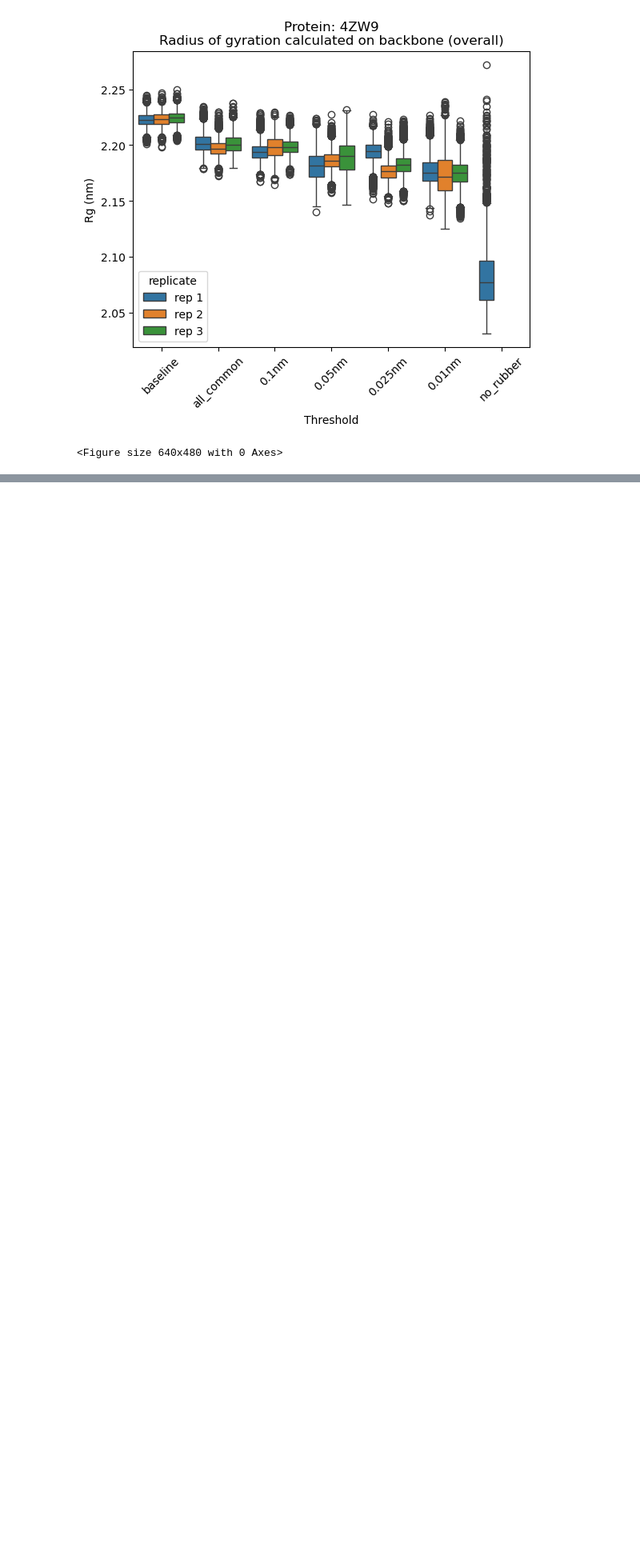
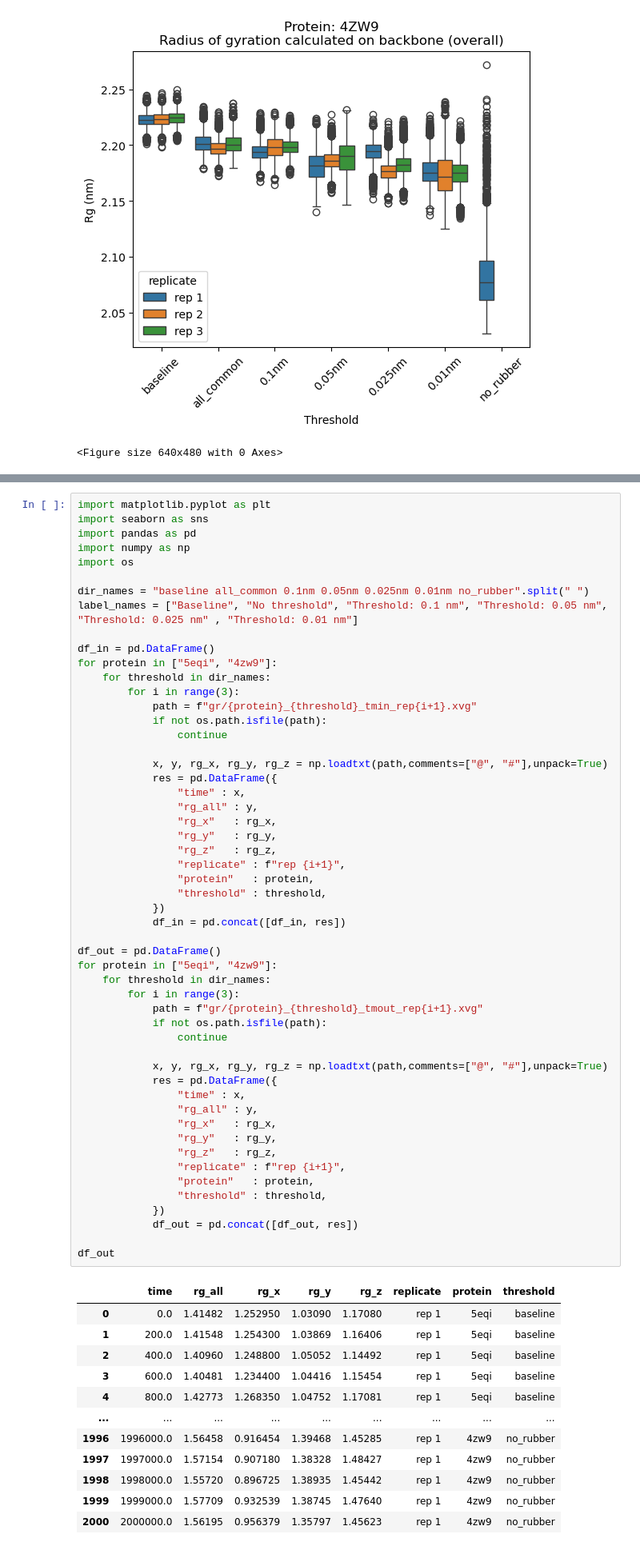
Before and after one commit to bvanhoewijk/comdyn_project, a Jupyter notebook: analysis/02_angstrom_benchmark_elnedyn22/04_radius_of_gyration.ipynb, the cells around one changed output, grey strips where cells are left out. Shown at 80% size. Cells and saved outputs as stored; diff of their text form; blank space fills up the shorter version.

```diff
--- a/analysis/02_angstrom_benchmark_elnedyn22/04_radius_of_gyration.ipynb
+++ b/analysis/02_angstrom_benchmark_elnedyn22/04_radius_of_gyration.ipynb
@@ -220,0 +371,66 @@ plt.figure()
+# %%
+import matplotlib.pyplot as plt
+import seaborn as sns
+import pandas as pd
+import numpy as np
+import os
+
+dir_names = "baseline all_common 0.1nm 0.05nm 0.025nm 0.01nm no_rubber".split(" ")
+label_names = ["Baseline", "No threshold", "Threshold: 0.1 nm", "Threshold: 0.05 nm", "Threshold: 0.025 nm" , "Threshold: 0.01 nm"]
+
+df_in = pd.DataFrame()
+for protein in ["5eqi", "4zw9"]:
+    for threshold in dir_names:
+        for i in range(3):
+            path = f"gr/{protein}_{threshold}_tmin_rep{i+1}.xvg"
+            if not os.path.isfile(path):
+                continue
+
+            x, y, rg_x, rg_y, rg_z = np.loadtxt(path,comments=["@", "#"],unpack=True)
+            res = pd.DataFrame({
+                "time" : x,
+                "rg_all" : y,
+                "rg_x"   : rg_x,
+                "rg_y"   : rg_y,
+                "rg_z"   : rg_z,
+                "replicate" : f"rep {i+1}",
+                "protein"   : protein,
+                "threshold" : threshold,
+            })
+            df_in = pd.concat([df_in, res])
+
+df_out = pd.DataFrame()
+for protein in ["5eqi", "4zw9"]:
+    for threshold in dir_names:
+        for i in range(3):
+            path = f"gr/{protein}_{threshold}_tmout_rep{i+1}.xvg"
+            if not os.path.isfile(path):
+                continue
+
+            x, y, rg_x, rg_y, rg_z = np.loadtxt(path,comments=["@", "#"],unpack=True)
+            res = pd.DataFrame({
+                "time" : x,
+                "rg_all" : y,
+                "rg_x"   : rg_x,
+                "rg_y"   : rg_y,
+                "rg_z"   : rg_z,
+                "replicate" : f"rep {i+1}",
+                "protein"   : protein,
+                "threshold" : threshold,
+            })
+            df_out = pd.concat([df_out, res])
+
+df_out
+# %% [output]
+|  | time | rg_all | rg_x | rg_y | rg_z | replicate | protein | threshold |
+| 0 | 0.0 | 1.41482 | 1.252950 | 1.03090 | 1.17080 | rep 1 | 5eqi | baseline |
+| 1 | 200.0 | 1.41548 | 1.254300 | 1.03869 | 1.16406 | rep 1 | 5eqi | baseline |
+| 2 | 400.0 | 1.40960 | 1.248800 | 1.05052 | 1.14492 | rep 1 | 5eqi | baseline |
+| 3 | 600.0 | 1.40481 | 1.234400 | 1.04416 | 1.15454 | rep 1 | 5eqi | baseline |
+| 4 | 800.0 | 1.42773 | 1.268350 | 1.04752 | 1.17081 | rep 1 | 5eqi | baseline |
+| ... | ... | ... | ... | ... | ... | ... | ... | ... |
+| 1996 | 1996000.0 | 1.56458 | 0.916454 | 1.39468 | 1.45285 | rep 1 | 4zw9 | no_rubber |
+| 1997 | 1997000.0 | 1.57154 | 0.907180 | 1.38328 | 1.48427 | rep 1 | 4zw9 | no_rubber |
+| 1998 | 1998000.0 | 1.55720 | 0.896725 | 1.38935 | 1.45442 | rep 1 | 4zw9 | no_rubber |
+| 1999 | 1999000.0 | 1.57709 | 0.932539 | 1.38745 | 1.47640 | rep 1 | 4zw9 | no_rubber |
+| 2000 | 2000000.0 | 1.56195 | 0.956379 | 1.35797 | 1.45623 | rep 1 | 4zw9 | no_rubber |
```
Also changed, not shown: parts of 5 cells of this notebook.
